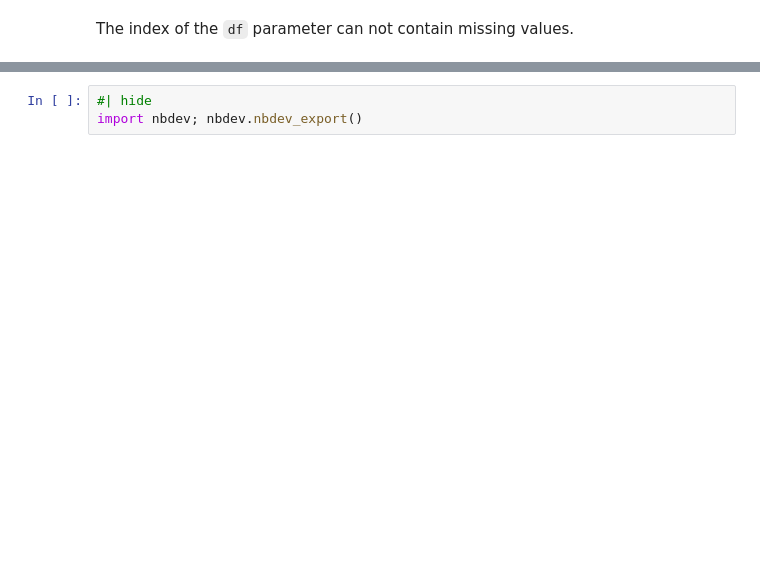
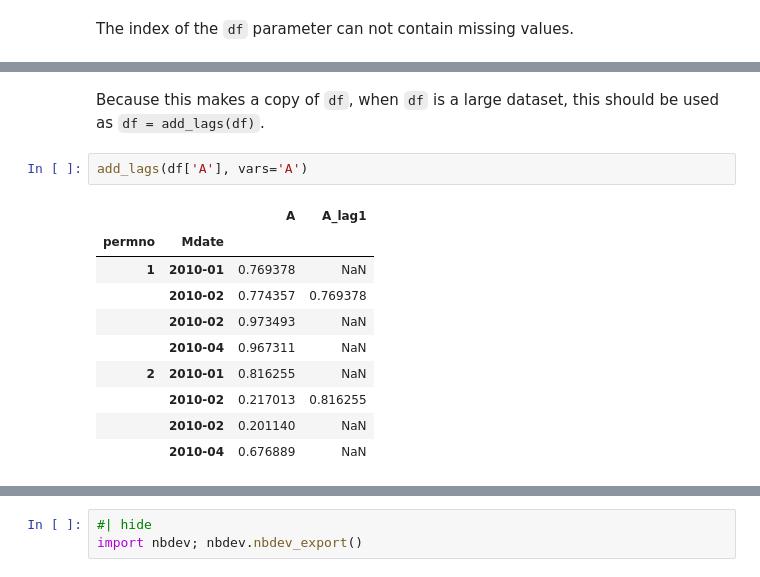
Before and after one commit to ionmihai/pandasmore, a Jupyter notebook: nbs/00_core.ipynb, the cells around one changed output, grey strips where cells are left out. Cells and saved outputs as stored; diff of their text form; blank space fills up the shorter version.

```diff
--- a/nbs/00_core.ipynb
+++ b/nbs/00_core.ipynb
@@ -144,0 +167,15 @@ Name: A_lag1, dtype: float64
+# %% [markdown]
+Because this makes a copy of `df`, when `df` is a large dataset, this should be used as `df = add_lags(df)`.
+# %%
+add_lags(df['A'], vars='A')
+# %% [output]
+|  |  | A | A_lag1 |
+| permno | Mdate |  |  |
+| 1 | 2010-01 | 0.769378 | NaN |
+|  | 2010-02 | 0.774357 | 0.769378 |
+|  | 2010-02 | 0.973493 | NaN |
+|  | 2010-04 | 0.967311 | NaN |
+| 2 | 2010-01 | 0.816255 | NaN |
+|  | 2010-02 | 0.217013 | 0.816255 |
+|  | 2010-02 | 0.201140 | NaN |
+|  | 2010-04 | 0.676889 | NaN |
```
Also changed, not shown: parts of 22 cells of this notebook, 4 other files.
